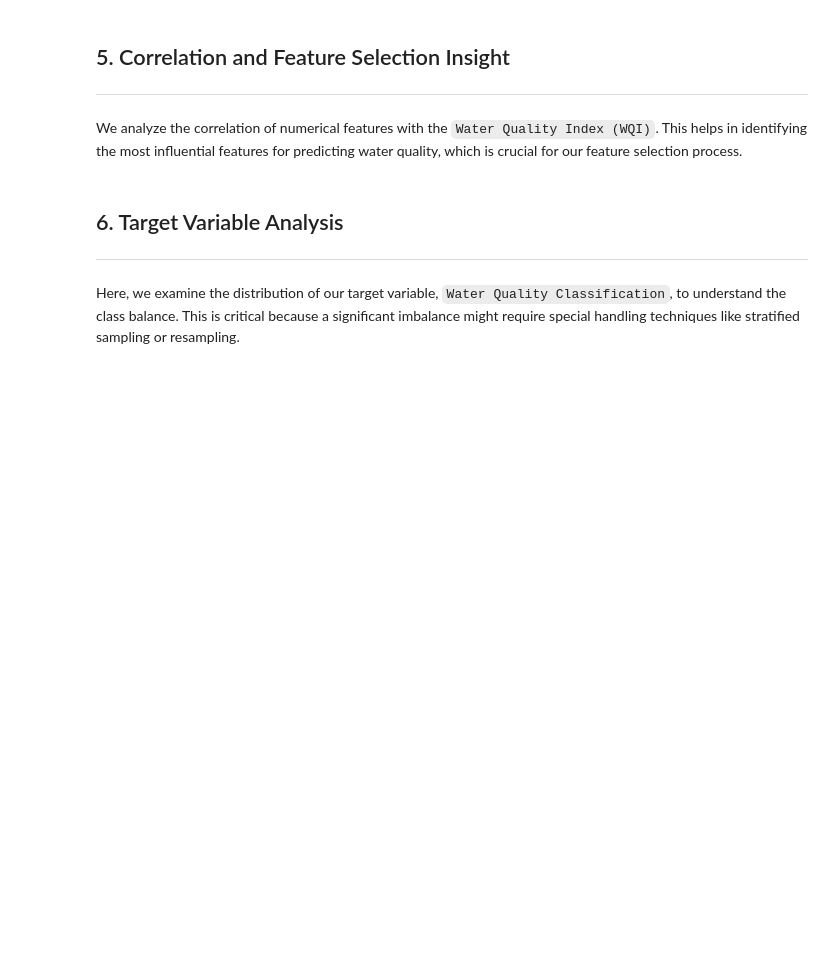
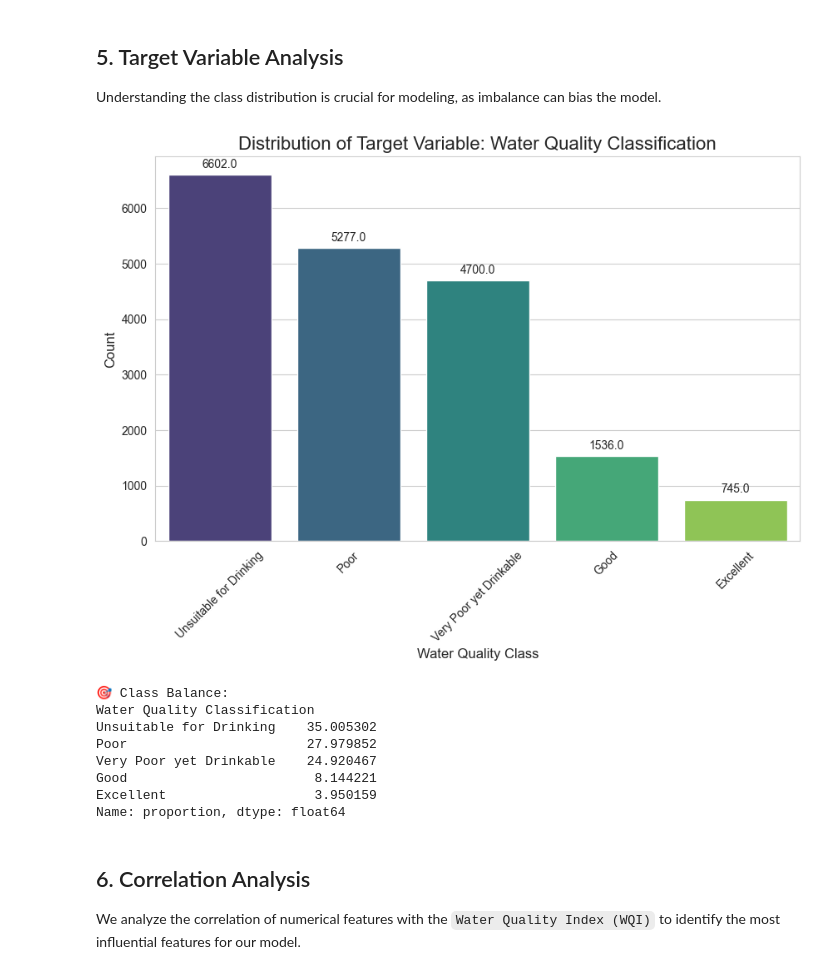
Before and after one commit to Fernado03/water_quality_classification, a Jupyter notebook: notebooks/01_eda_and_feature_selection.ipynb, the cells around one changed output. Cells and saved outputs as stored; diff of their text form; code cells hidden in the pictures; blank space fills up the shorter version.

```diff
--- a/notebooks/01_eda_and_feature_selection.ipynb
+++ b/notebooks/01_eda_and_feature_selection.ipynb
@@ -79,32 +255,48 @@ if not df.empty:
 # %% [markdown]
-## 5. Correlation and Feature Selection Insight
----
-We analyze the correlation of numerical features with the `Water Quality Index (WQI)`. This helps in identifying the most influential features for predicting water quality, which is crucial for our feature selection process.
+ ## 5. Target Variable Analysis
+ Understanding the class distribution is crucial for modeling, as imbalance can bias the model.
 # %%
-# ======================
-# 5.1. WQI Correlation Analysis
-# ======================
-if 'WQI' in df.columns:
-    correlation = df.corr(numeric_only=True)
-    wqi_corr = correlation['WQI'].sort_values(ascending=False)
-    print("\n🔗 Correlation with WQI:")
-    print(wqi_corr)
+# ==============================================================================
+# 5. TARGET VARIABLE ANALYSIS
+# ==============================================================================
+TARGET_COL = 'Water Quality Classification'
 
-    # Heatmap Visualization
-    plt.figure(figsize=(12, 10))
-    sns.heatmap(correlation, annot=True, cmap="coolwarm", fmt='.2f')
-    plt.title("Correlation Heatmap of Water Quality Features")
+if TARGET_COL in df.columns:
+    plt.figure(figsize=(10, 6))
+    ax = sns.countplot(
+        x=TARGET_COL,
+        data=df,
+        palette='viridis',
+        order=df[TARGET_COL].value_counts().index
+    )
+    plt.title('Distribution of Target Variable: Water Quality Classification', fontsize=16)
+    plt.xlabel('Water Quality Class', fontsize=12)
+    plt.ylabel('Count', fontsize=12)
+    plt.xticks(rotation=45)
 
-    # Save the figure before showing it
-    plt.savefig('reports/figures/correlation_heatmap.png', bbox_inches='tight')
-    print("\n✅ Correlation heatmap saved to 'reports/figures/correlation_heatmap.png'")
+    # Add count labels on top of bars
+    for p in ax.patches:
+        ax.annotate(f'{p.get_height()}', (p.get_x() + p.get_width() / 2., p.get_height()),
+                    ha='center', va='center', xytext=(0, 9), textcoords='offset points')
 
+    plt.savefig(reports_dir / 'target_variable_distribution.png', bbox_inches='tight')
     plt.show()
 
+    print("\n🎯 Class Balance:")
+    print(df[TARGET_COL].value_counts(normalize=True) * 100)
 else:
-    print("⚠️ WQI column not found. Please verify dataset.")
+    print(f"⚠️ Target column '{TARGET_COL}' not found.")
+# %% [output]
+[figure, added]
+🎯 Class Balance:
+Water Quality Classification
+Unsuitable for Drinking    35.005302
+Poor                       27.979852
+Very Poor yet Drinkable    24.920467
+Good                        8.144221
+Excellent                   3.950159
+Name: proportion, dtype: float64
 # %% [markdown]
- ## 6. Target Variable Analysis
- ---
- Here, we examine the distribution of our target variable, `Water Quality Classification`, to understand the class balance. This is critical because a significant imbalance might require special handling techniques like stratified sampling or resampling.
+ ## 6. Correlation Analysis
+ We analyze the correlation of numerical features with the `Water Quality Index (WQI)` to identify the most influential features for our model.
 # %%
```
Also changed, not shown: parts of 14 cells of this notebook, 27 other files.
